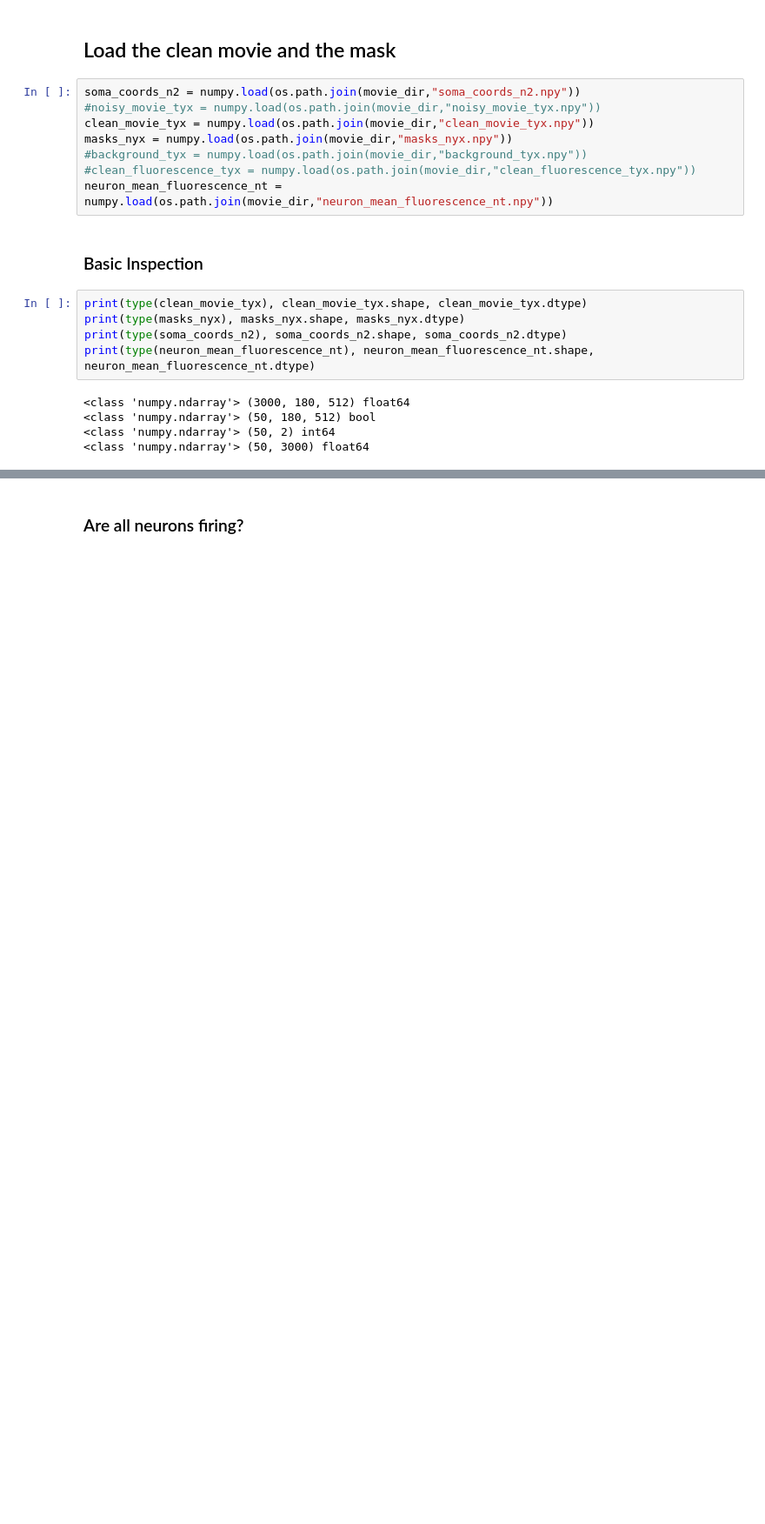
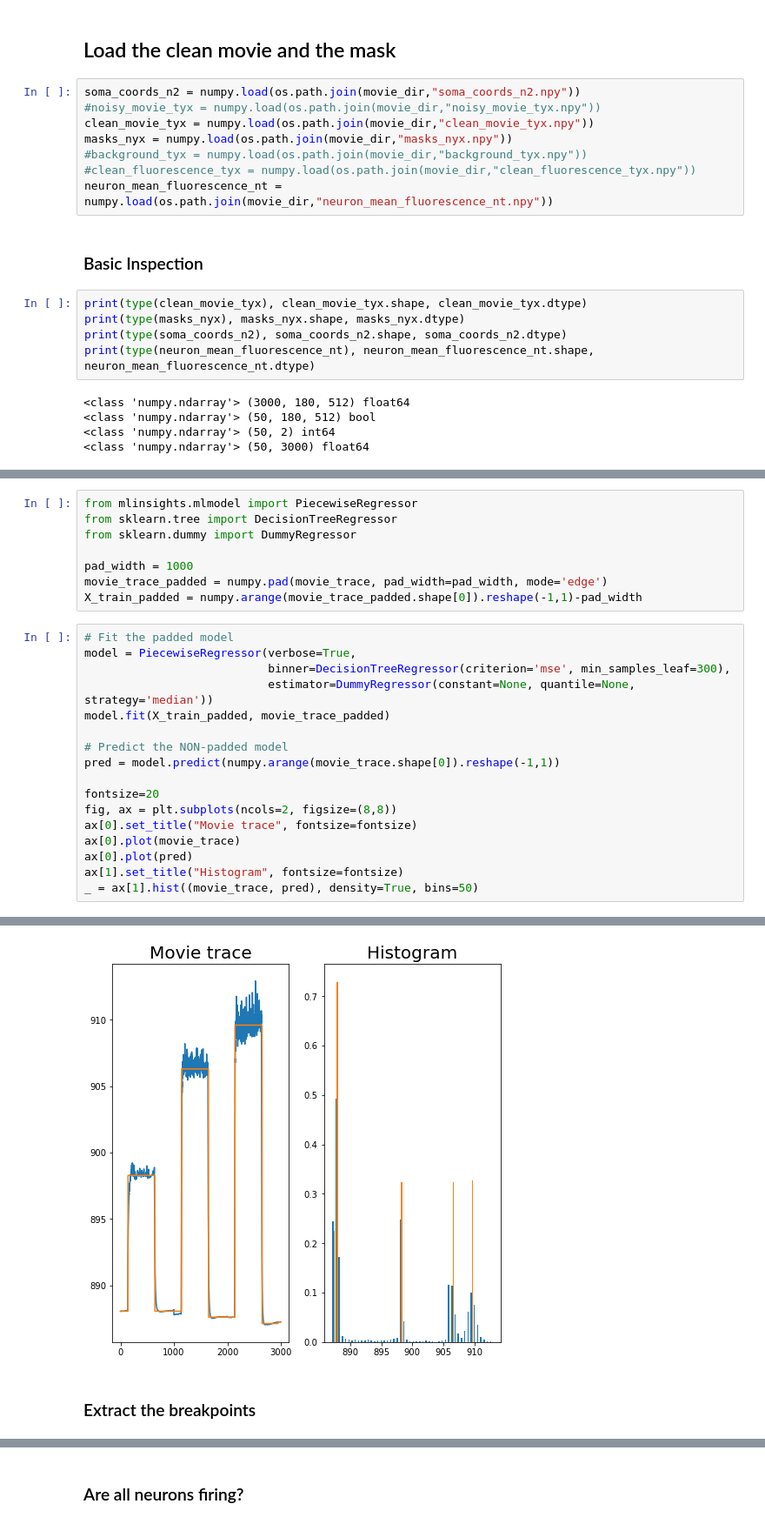
Before and after one commit to cellarium-ai/Optosynth, a Jupyter notebook: graph_segmentation.ipynb, the cells around one changed output, grey strips where cells are left out. Shown at 87% size. Cells and saved outputs as stored; diff of their text form; blank space fills up the shorter version.

```diff
--- a/graph_segmentation.ipynb
+++ b/graph_segmentation.ipynb
@@ -92,0 +160,26 @@ I need to do detrending, moving average is not good for the break-points
+# %%
+from mlinsights.mlmodel import PiecewiseRegressor
+from sklearn.tree import DecisionTreeRegressor
+from sklearn.dummy import DummyRegressor
+
+pad_width = 1000
+movie_trace_padded = numpy.pad(movie_trace, pad_width=pad_width, mode='edge')
+X_train_padded = numpy.arange(movie_trace_padded.shape[0]).reshape(-1,1)-pad_width
+# %%
+# Fit the padded model
+model = PiecewiseRegressor(verbose=True,
+                           binner=DecisionTreeRegressor(criterion='mse', min_samples_leaf=300),
+                           estimator=DummyRegressor(constant=None, quantile=None, strategy='median'))
+model.fit(X_train_padded, movie_trace_padded)
+
+# Predict the NON-padded model
+pred = model.predict(numpy.arange(movie_trace.shape[0]).reshape(-1,1))
+
+fontsize=20
+fig, ax = plt.subplots(ncols=2, figsize=(8,8))
+ax[0].set_title("Movie trace", fontsize=fontsize)
+ax[0].plot(movie_trace)
+ax[0].plot(pred)
+ax[1].set_title("Histogram", fontsize=fontsize)
+_ = ax[1].hist((movie_trace, pred), density=True, bins=50)
+# %% [output]
@@ -92,0 +188,3 @@ I need to do detrending, moving average is not good for the break-points
+[figure, added]
+# %% [markdown]
+### Extract the breakpoints
```
Also changed, not shown: parts of 87 cells of this notebook, 1 other file.
